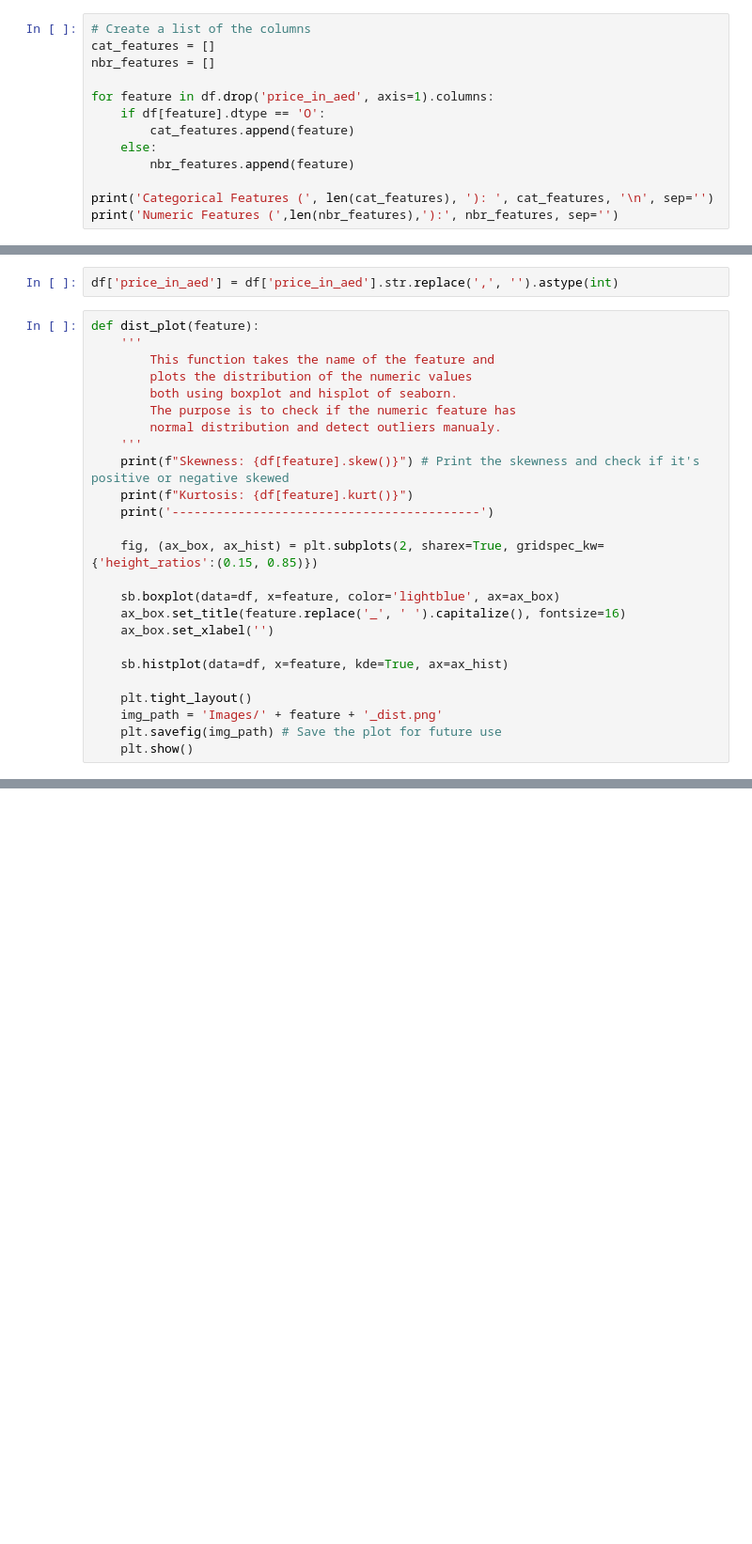
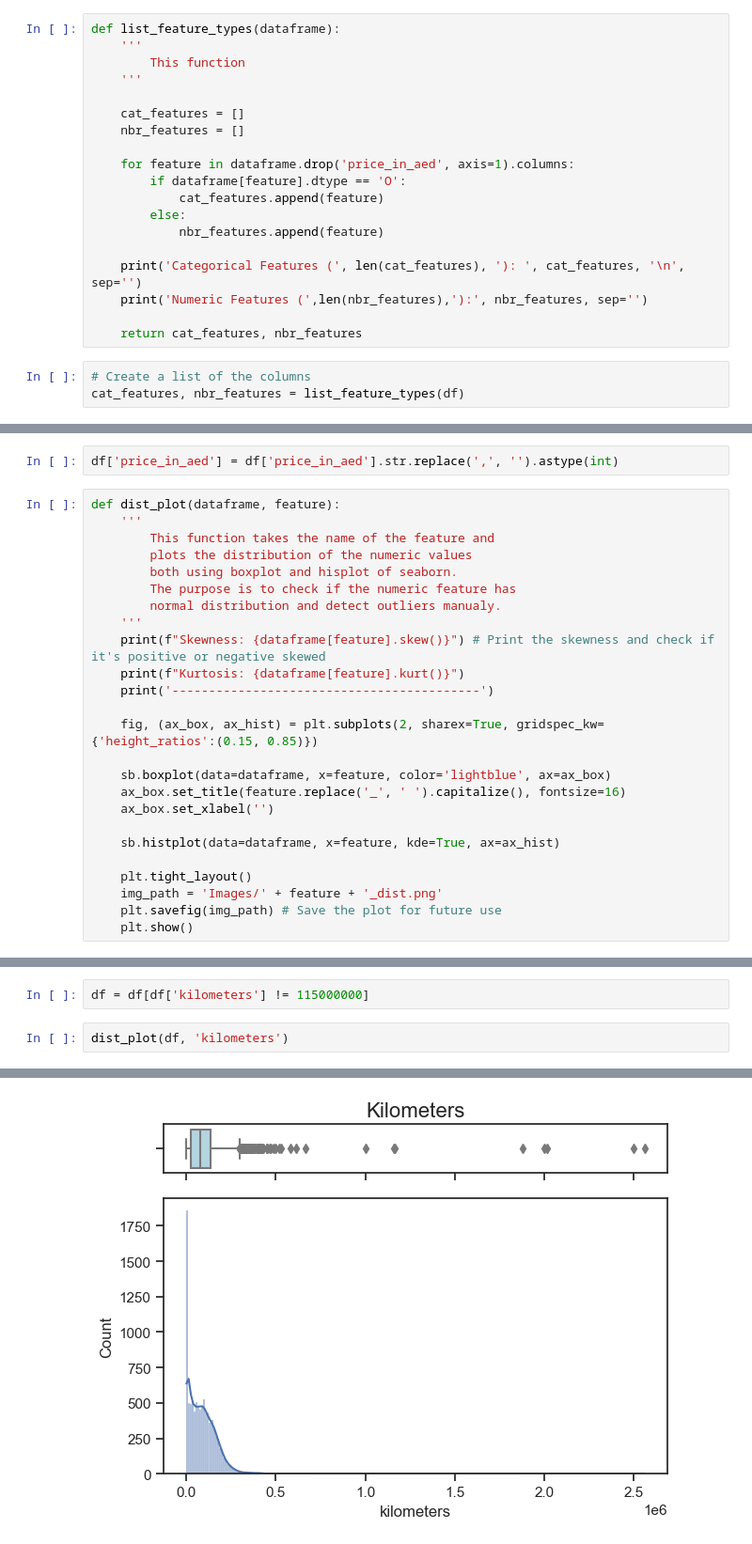
Before and after one commit to muscak/Dubizzle-Used-Car-Sale-Price-Prediction, a Jupyter notebook: Dubizzle-Used-Car-Sale-Price-Prediction.ipynb, the cells around one changed output, grey strips where cells are left out. Shown at 94% size. Saved outputs shown, nothing was run; the diff lists cells and outputs as text; blank space fills up the shorter version.

```diff
--- a/Dubizzle-Used-Car-Sale-Price-Prediction.ipynb
+++ b/Dubizzle-Used-Car-Sale-Price-Prediction.ipynb
@@ -147,16 +159,25 @@ memory usage: 1.4+ MB
+# %%
+def list_feature_types(dataframe):
+    '''
+        This function
+    '''
+
+    cat_features = []
+    nbr_features = []
+
+    for feature in dataframe.drop('price_in_aed', axis=1).columns:
+        if dataframe[feature].dtype == 'O':
+            cat_features.append(feature)
+        else:
+            nbr_features.append(feature)
+
+    print('Categorical Features (', len(cat_features), '): ', cat_features, '\n', sep='')
+    print('Numeric Features (',len(nbr_features),'):', nbr_features, sep='')
+
+    return cat_features, nbr_features
 # %%
 # Create a list of the columns
-cat_features = []
-nbr_features = []
-
-for feature in df.drop('price_in_aed', axis=1).columns:
-    if df[feature].dtype == 'O':
-        cat_features.append(feature)
-    else:
-        nbr_features.append(feature)
-
-print('Categorical Features (', len(cat_features), '): ', cat_features, '\n', sep='')
-print('Numeric Features (',len(nbr_features),'):', nbr_features, sep='')
+cat_features, nbr_features = list_feature_types(df)
 # %% [output]
 Categorical Features (15): ['body_condition', 'mechanical_condition', 'seller_type', 'body_type', 'no_of_cylinders', 'transmission_type', 'regional_specs', 'horsepower', 'fuel_type', 'steering_side',  ...
 
@@ -230,7 +251,7 @@ count_plot(cat_features)
 # %%
 df['price_in_aed'] = df['price_in_aed'].str.replace(',', '').astype(int)
 # %%
-def dist_plot(feature):
+def dist_plot(dataframe, feature):
     '''
         This function takes the name of the feature and
         plots the distribution of the numeric values
@@ -238,17 +259,17 @@ def dist_plot(feature):
         The purpose is to check if the numeric feature has
         normal distribution and detect outliers manualy.
     '''
-    print(f"Skewness: {df[feature].skew()}") # Print the skewness and check if it's positive or negative skewed
-    print(f"Kurtosis: {df[feature].kurt()}")
+    print(f"Skewness: {dataframe[feature].skew()}") # Print the skewness and check if it's positive or negative skewed
+    print(f"Kurtosis: {dataframe[feature].kurt()}")
     print('------------------------------------------')
 
     fig, (ax_box, ax_hist) = plt.subplots(2, sharex=True, gridspec_kw={'height_ratios':(0.15, 0.85)})
 
-    sb.boxplot(data=df, x=feature, color='lightblue', ax=ax_box)
+    sb.boxplot(data=dataframe, x=feature, color='lightblue', ax=ax_box)
     ax_box.set_title(feature.replace('_', ' ').capitalize(), fontsize=16)
     ax_box.set_xlabel('')
 
-    sb.histplot(data=df, x=feature, kde=True, ax=ax_hist)
+    sb.histplot(data=dataframe, x=feature, kde=True, ax=ax_hist)
 
     plt.tight_layout()
     img_path = 'Images/' + feature + '_dist.png'
@@ -278 +299,6 @@ Kurtosis: 9851.438735481617
 </div>
+# %%
+df = df[df['kilometers'] != 115000000]
+# %%
+dist_plot(df, 'kilometers')
+# %% [output]
@@ -278,0 +308 @@ Kurtosis: 9851.438735481617
+[figure, added]
```
Also changed, not shown: parts of 28 cells of this notebook, 3 other files.
